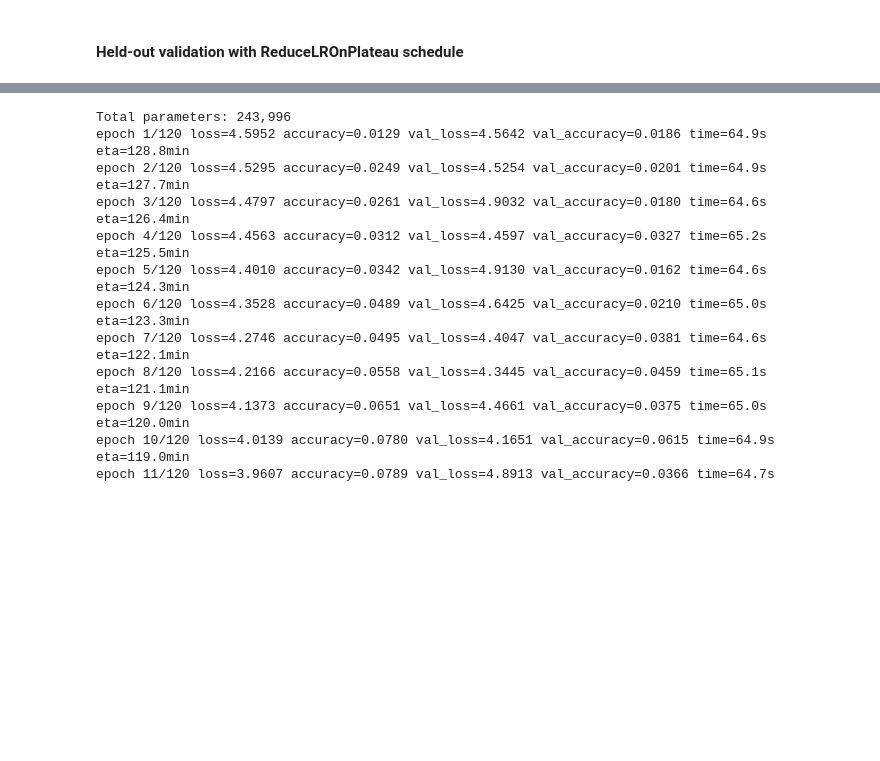
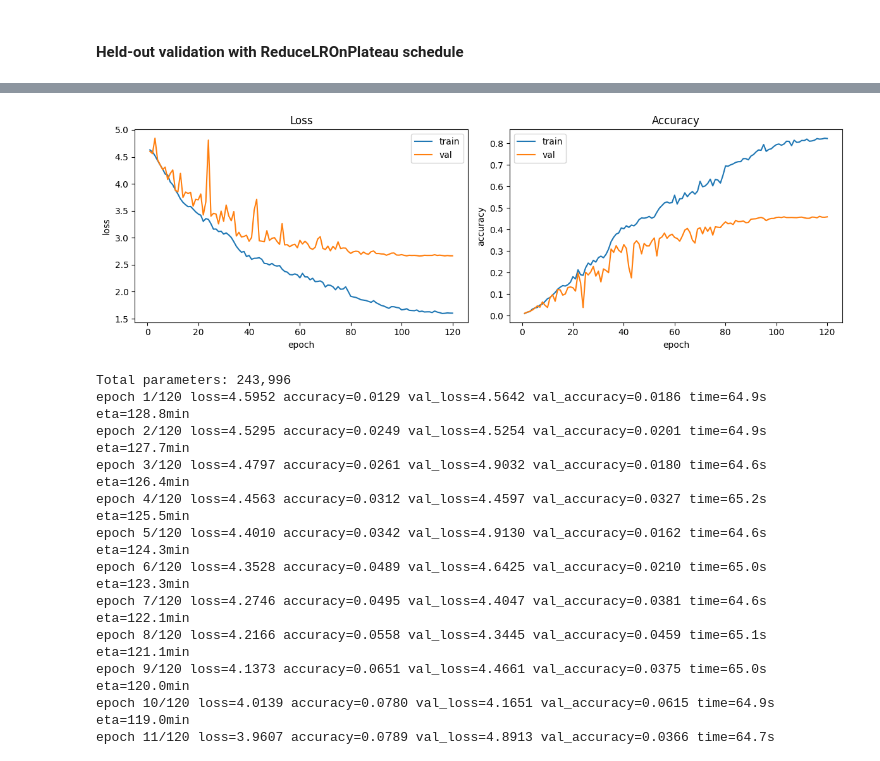
Before and after one commit to Tarekun/computer-vision-project, a Jupyter notebook: assignment_module_two.ipynb, the cells around one changed output, grey strips where cells are left out. Cells and saved outputs as stored; diff of their text form; code cells hidden in the pictures; blank space fills up the shorter version.

```diff
--- a/assignment_module_two.ipynb
+++ b/assignment_module_two.ipynb
@@ -1402,3 +1476,35 @@ Final accuracy: 0.5736573657365737
 [figure]
 # %% [markdown]
 #### Held-out validation with ReduceLROnPlateau schedule
+# %%
+config = ExpConfig(
+    model=NetworkConfig(
+        stem_channels=(12, 24, 48), #->32x32
+        stage_channels=(48, 96, 192, 256), #->4x4
+        stage_stride=(1,2,2,2),
+        canonical_size=CANONICAL_SIZE,
+        block_type="inception",
+        classifier_hidden_dim=256,
+        dropout=0.4,
+        stochastic_depth=0.0,
+        pooling='gem',
+    ),
+    train=TrainConfig(
+        learning_rate=0.005,
+        weight_decay=1e-4,
+        scheduler="ReduceLROnPlateau",
+        label_smoothing=0.1,
+        train_transform=T.Compose([
+            T.Resize((256, 256)),
+            T.RandomHorizontalFlip(),
+            T.RandomRotation(10),
+            T.ToTensor(),
+            # T.Normalize([0.48, 0.511, 0.534], [0.218, 0.211, 0.243]),
+        ]),
+    )
+)
+
+trainset,valset,testset = get_datasets(split_validation=True)
+_, history, final_loss, final_accuracy = run_experiment(config, 120, True, name="val-heldout")
+plot_results(history)
+# %% [output]
@@ -1405,3 +1528,4 @@ Final accuracy: 0.5736573657365737
+[figure, added]
 # %%
 config = ExpConfig(
     stem_channels=(12, 24, 48),
```
Also changed, not shown: parts of 5 cells of this notebook, 1 other file.
